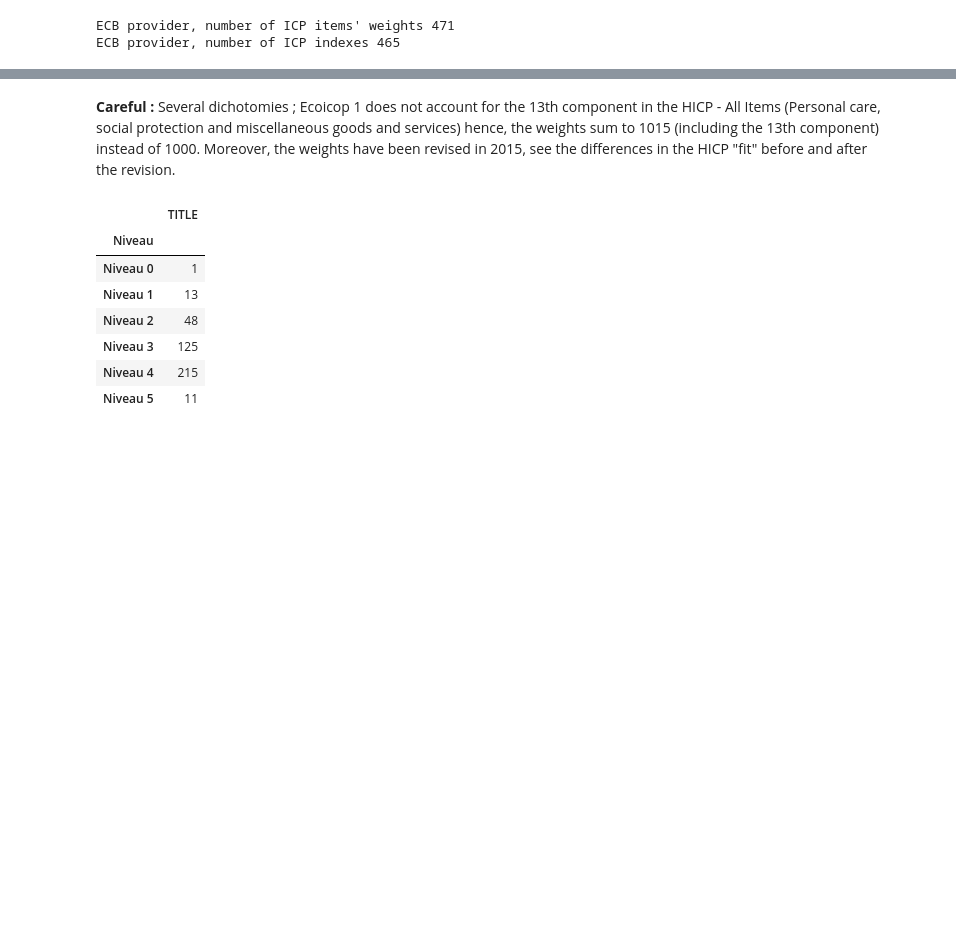
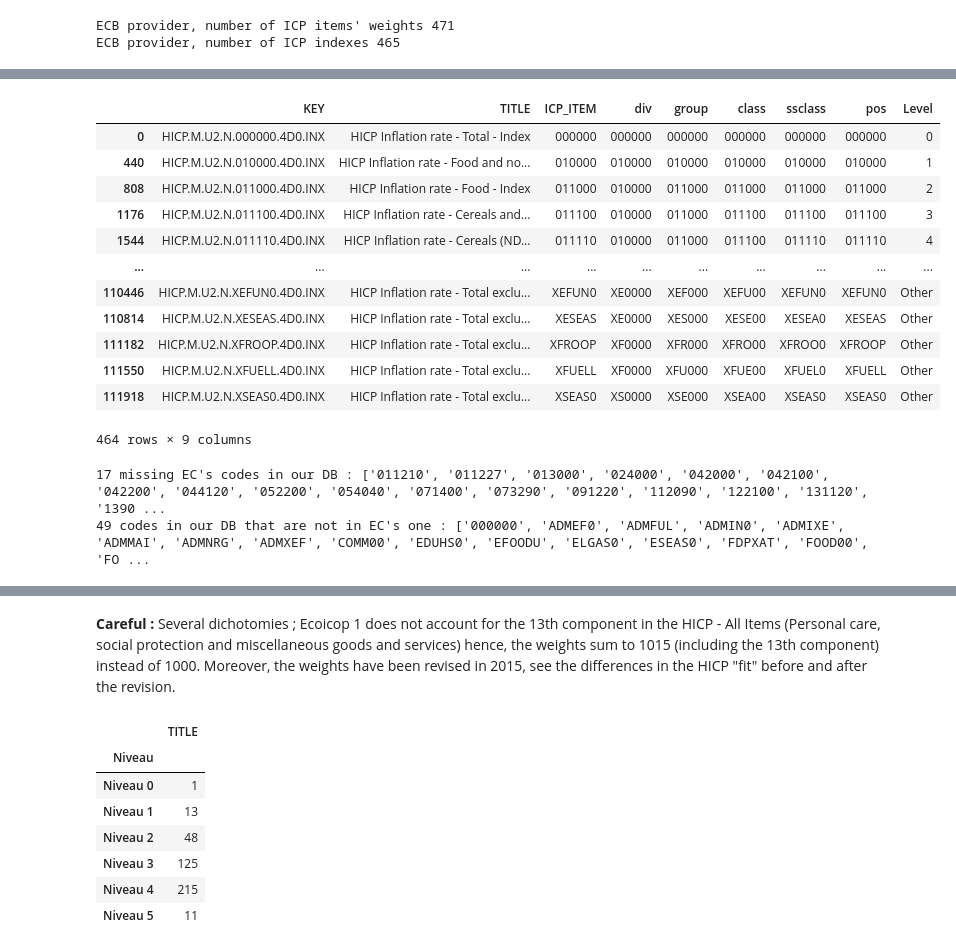
Before and after one commit to Lea-Gosselin/ismi-index, a Jupyter notebook: collectData.ipynb, the cells around one changed output, grey strips where cells are left out. Cells and saved outputs as stored; diff of their text form; code cells hidden in the pictures; blank space fills up the shorter version.

```diff
--- a/collectData.ipynb
+++ b/collectData.ipynb
@@ -81,3 +153,0 @@ tempIdx = tempIdx[["KEY","TITLE","TIME_PERIOD","ecoicop","INX"]]
-# %%
-url = "https://ec.europa.eu/eurostat/api/dissemination/sdmx/2.1/data/prc_hicp_inw/A..EA"
-dfW, tempW = sdx.getdata(url, colName="coicop", headers=None)
@@ -166,0 +251,17 @@ See the caveats in the documentation: https://pandas.pydata.org/pandas-docs/stab
+# %%
+# Architecture ECOICOIP as made available by the ECB
+dFinal[["KEY", "TITLE", "ICP_ITEM", "div", "group", "class", "ssclass", "pos", "Level"]].drop_duplicates()
+# %% [output]
+|  | KEY | TITLE | ICP_ITEM | div | group | class | ssclass | pos | Level |
+| 0 | HICP.M.U2.N.000000.4D0.INX | HICP Inflation rate - Total - Index | 000000 | 000000 | 000000 | 000000 | 000000 | 000000 | 0 |
+| 440 | HICP.M.U2.N.010000.4D0.INX | HICP Inflation rate - Food and no... | 010000 | 010000 | 010000 | 010000 | 010000 | 010000 | 1 |
+| 808 | HICP.M.U2.N.011000.4D0.INX | HICP Inflation rate - Food - Index | 011000 | 010000 | 011000 | 011000 | 011000 | 011000 | 2 |
+| 1176 | HICP.M.U2.N.011100.4D0.INX | HICP Inflation rate - Cereals and... | 011100 | 010000 | 011000 | 011100 | 011100 | 011100 | 3 |
+| 1544 | HICP.M.U2.N.011110.4D0.INX | HICP Inflation rate - Cereals (ND... | 011110 | 010000 | 011000 | 011100 | 011110 | 011110 | 4 |
+| ... | ... | ... | ... | ... | ... | ... | ... | ... | ... |
+| 110446 | HICP.M.U2.N.XEFUN0.4D0.INX | HICP Inflation rate - Total exclu... | XEFUN0 | XE0000 | XEF000 | XEFU00 | XEFUN0 | XEFUN0 | Other |
+| 110814 | HICP.M.U2.N.XESEAS.4D0.INX | HICP Inflation rate - Total exclu... | XESEAS | XE0000 | XES000 | XESE00 | XESEA0 | XESEAS | Other |
+| 111182 | HICP.M.U2.N.XFROOP.4D0.INX | HICP Inflation rate - Total exclu... | XFROOP | XF0000 | XFR000 | XFRO00 | XFROO0 | XFROOP | Other |
+| 111550 | HICP.M.U2.N.XFUELL.4D0.INX | HICP Inflation rate - Total exclu... | XFUELL | XF0000 | XFU000 | XFUE00 | XFUEL0 | XFUELL | Other |
+| 111918 | HICP.M.U2.N.XSEAS0.4D0.INX | HICP Inflation rate - Total exclu... | XSEAS0 | XS0000 | XSE000 | XSEA00 | XSEAS0 | XSEAS0 | Other |
+464 rows × 9 columns
@@ -166,0 +271,13 @@ See the caveats in the documentation: https://pandas.pydata.org/pandas-docs/stab
+# %%
+# Check EC versus ECB's match and identify the missing ones
+codes_officiels = set(official['code_norm'])
+codes_recons = set(h['ICP_ITEM'])
+
+missingEcbDb = {c for c in (codes_officiels - codes_recons) if c[:1].isdigit()}
+missingComDb   = codes_recons - codes_officiels
+
+print(f"{len(missingEcbDb)} missing EC's codes in our DB :", sorted(missingEcbDb))
+print(f"{len(missingComDb)} codes in our DB that are not in EC's one :", sorted(missingComDb))
+# %% [output]
+17 missing EC's codes in our DB : ['011210', '011227', '013000', '024000', '042000', '042100', '042200', '044120', '052200', '054040', '071400', '073290', '091220', '112090', '122100', '131120', '1390 ...
+49 codes in our DB that are not in EC's one : ['000000', 'ADMEF0', 'ADMFUL', 'ADMIN0', 'ADMIXE', 'ADMMAI', 'ADMNRG', 'ADMXEF', 'COMM00', 'EDUHS0', 'EFOODU', 'ELGAS0', 'ESEAS0', 'FDPXAT', 'FOOD00', 'FO ...
```
Also changed, not shown: parts of 38 cells of this notebook, 3 other files.
